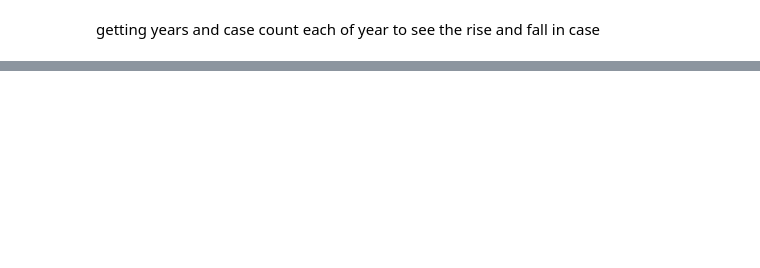
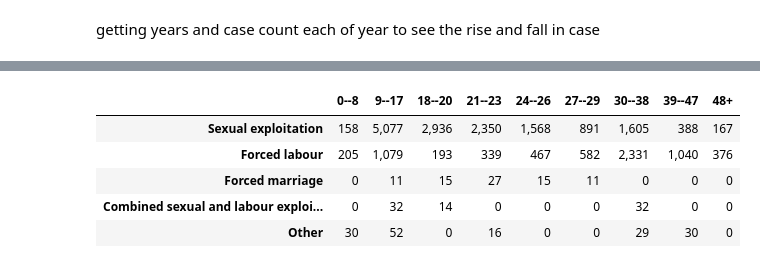
Before and after one commit to sachin701/ADVpython, a Jupyter notebook: ADV_Python_Project.ipynb, the cells around one changed output, grey strips where cells are left out. Saved outputs shown, nothing was run; the diff lists cells and outputs as text; code cells hidden in the pictures; blank space fills up the shorter version.

```diff
--- a/ADV_Python_Project.ipynb
+++ b/ADV_Python_Project.ipynb
@@ -107,0 +297,17 @@ plt
+# %%
+table3 = pd.DataFrame()
+for i in df[df.ageBroad.notna()].ageBroad.unique():
+    age_col = pd.DataFrame(df[(df.typeOfExploitConcatenated.notna()) & (df.ageBroad == i)].typeOfExploitConcatenated.apply(lambda x: pd.value_counts(str(x).split(";"))).sum(axis = 0))
+    age_col.rename(columns={0: i}, inplace=True)
+    table3 = pd.concat([table3,age_col],axis=1)
+
+table3 = table3.reindex(columns=age_list)
+# %%
+table3.fillna(0).style.background_gradient(cmap=cm).format('{:,.0f}')
+# %% [output]
+|  | 0--8 | 9--17 | 18--20 | 21--23 | 24--26 | 27--29 | 30--38 | 39--47 | 48+ |
+| Sexual exploitation | 158 | 5,077 | 2,936 | 2,350 | 1,568 | 891 | 1,605 | 388 | 167 |
+| Forced labour | 205 | 1,079 | 193 | 339 | 467 | 582 | 2,331 | 1,040 | 376 |
+| Forced marriage | 0 | 11 | 15 | 27 | 15 | 11 | 0 | 0 | 0 |
+| Combined sexual and labour exploi... | 0 | 32 | 14 | 0 | 0 | 0 | 32 | 0 | 0 |
+| Other | 30 | 52 | 0 | 16 | 0 | 0 | 29 | 30 | 0 |
```
Also changed, not shown: parts of 25 cells of this notebook.
